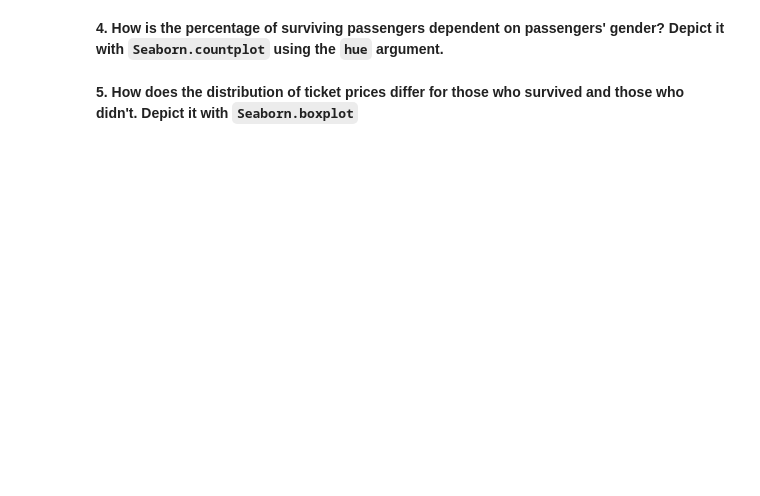
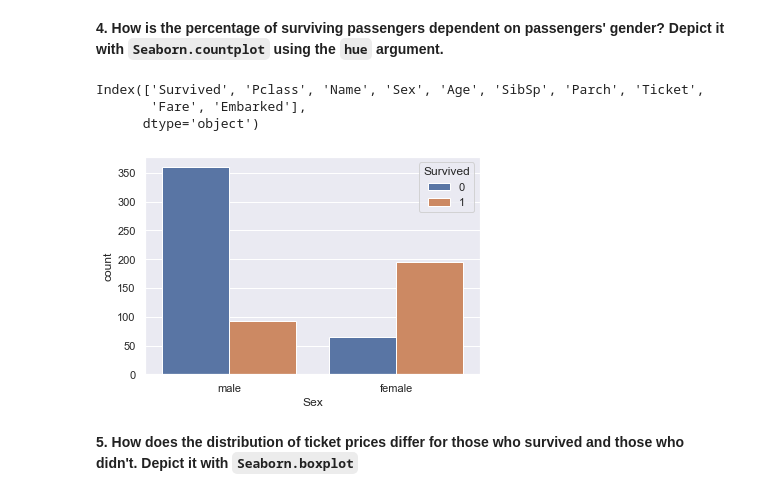
Before and after one commit to SergeyFeskov/mlcourse.ai, a Jupyter notebook: jupyter_english/topic02_visual_data_analysis/topic2_practice_visual_titanic.ipynb, the cells around one changed output. Drawn from its saved outputs; the diff is of its cells as text; code cells hidden in the pictures; blank space fills up the shorter version.

```diff
--- a/jupyter_english/topic02_visual_data_analysis/topic2_practice_visual_titanic.ipynb
+++ b/jupyter_english/topic02_visual_data_analysis/topic2_practice_visual_titanic.ipynb
@@ -107,2 +131,14 @@ ax = sns.boxplot(y=train_df['Pclass'], x=train_df['Fare'], orient='h')
+# %%
+train_df.columns
+# %% [output]
+Index(['Survived', 'Pclass', 'Name', 'Sex', 'Age', 'SibSp', 'Parch', 'Ticket',
+       'Fare', 'Embarked'],
+      dtype='object')
+# %%
+# You code here
+sns.countplot(data=train_df, x='Sex', hue=train_df['Survived'])
+plt.show()
+# %% [output]
+[figure, added]
 # %% [markdown]
 **5. How does the distribution of ticket prices differ for those who survived and those who didn't. Depict it with `Seaborn.boxplot`**
```
Also changed, not shown: parts of 11 cells of this notebook, 3 other files.
